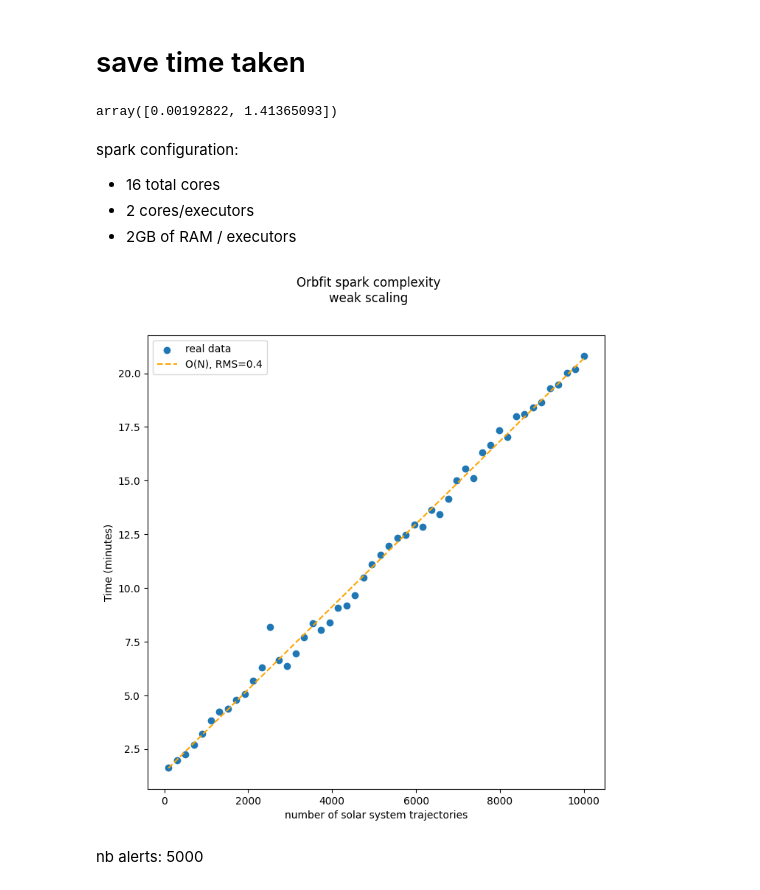
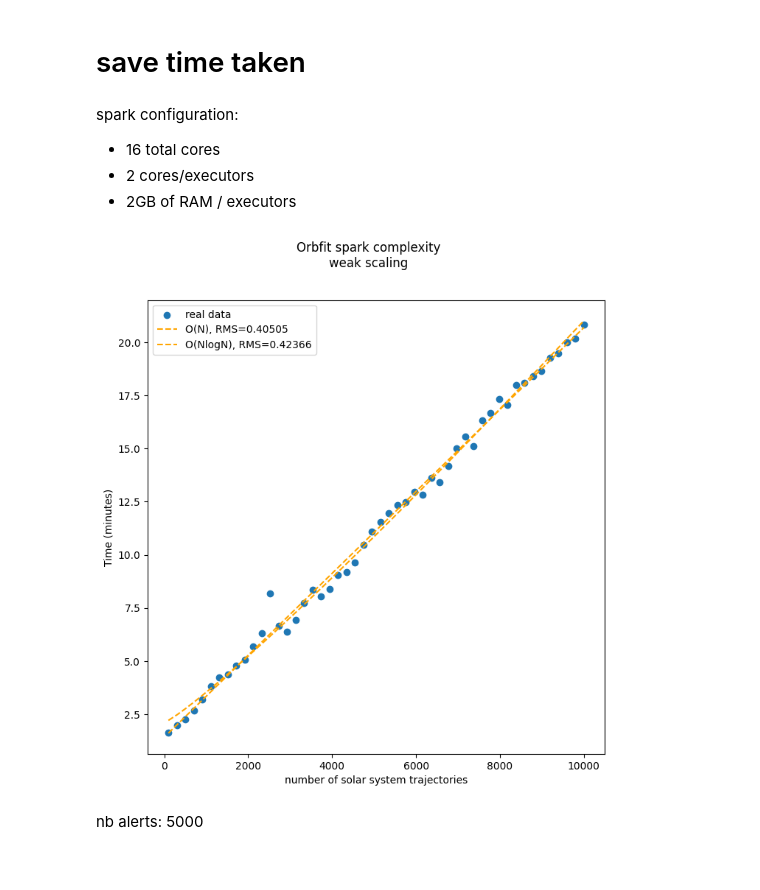
Before and after one commit to FusRoman/fink-fat, a Jupyter notebook: notebook/parameters_selection/orbfit_spark_complexity.ipynb, the cells around one changed output. Drawn from its saved outputs; the diff is of its cells as text; code cells hidden in the pictures.

```diff
--- a/notebook/parameters_selection/orbfit_spark_complexity.ipynb
+++ b/notebook/parameters_selection/orbfit_spark_complexity.ipynb
@@ -327,17 +327,33 @@ from scipy.optimize import least_squares
 def f(x, t):
     return x[0] * t + x[1]
 
+def f_log(x, t):
+    return x[0] * (np.log10(t) * t) + x[1]
+
+def f_square(x, t):
+    return x[0] * t**2 + x[1]
+
+def f_cube(x, t):
+    return x[0] * t**3 + x[1]
 
 def loss(x, t, y):
     return f(x, t) - y
 
+def loss_log(x, t, y):
+    return f_log(x, t) - y
+
+def loss_square(x, t, y):
+    return f_square(x, t) - y
+
+def loss_cube(x, t, y):
+    return f_cube(x, t) - y
+
 x_0 = np.array([1.0, 1.0])
 
-res_lsq = least_squares(loss, x_0, args=(nb_sso_list, minute_time))
+x_0 = np.array([1.0, 1.0])
+
+res_lin = least_squares(loss, x_0, args=(nb_sso_list, minute_time))
+res_log = least_squares(loss_log, x_0, args=(nb_sso_list, minute_time))
-# %%
-res_lsq.x
-# %% [output]
-array([0.00192822, 1.41365093])
 # %% [markdown]
 spark configuration:
 * 16 total cores
@@ -346,15 +362,18 @@ spark configuration:
 # %%
 fig = plt.figure(figsize=(8, 8))
 
 fig.suptitle("Orbfit spark complexity\nweak scaling")
 plt.scatter(nb_sso_list, minute_time, label="real data")
-plt.plot(nb_sso_list, f(res_lsq.x, nb_sso_list), label="O(N), RMS={:.1f}".format(rms(res_lsq)), linestyle="--", color="orange")
+
+plt.plot(nb_sso_list, f(res_lin.x, nb_sso_list), label="O(N), RMS={:.5f}".format(rms(res_lin)), linestyle="--", color="orange")
+plt.plot(nb_sso_list, f_log(res_log.x, nb_sso_list), label="O(NlogN), RMS={:.5f}".format(rms(res_log)), linestyle="--", color="orange")
+
 plt.xlabel("number of solar system trajectories")
 plt.ylabel("Time (minutes)")
 plt.legend()
 plt.show()
 # %% [output]
-[figure, old version]
+[figure, new version]
 # %%
 time_taken_results = {
     2: 5636.6594314575195,
```
Also changed, not shown: parts of 2 cells of this notebook.
